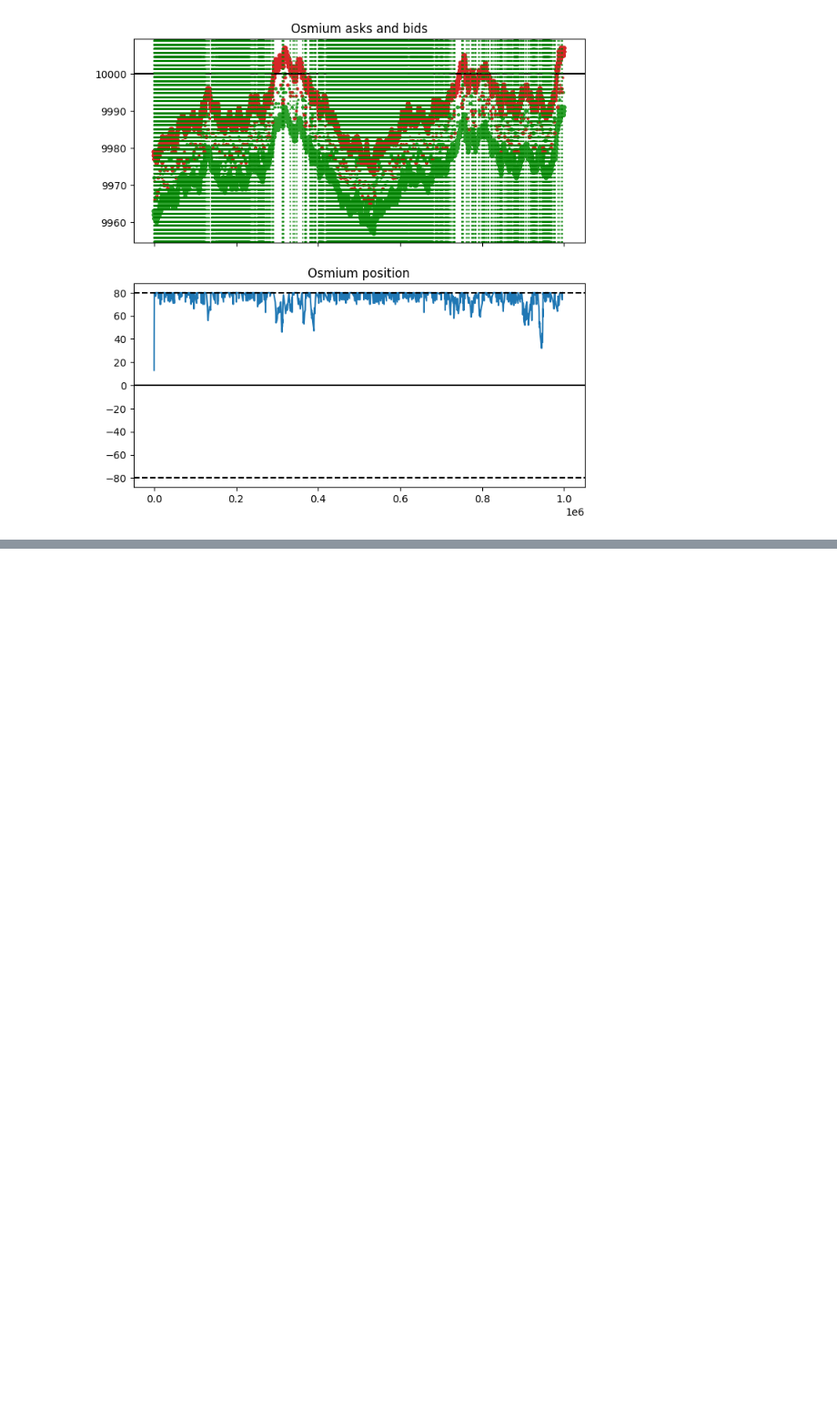
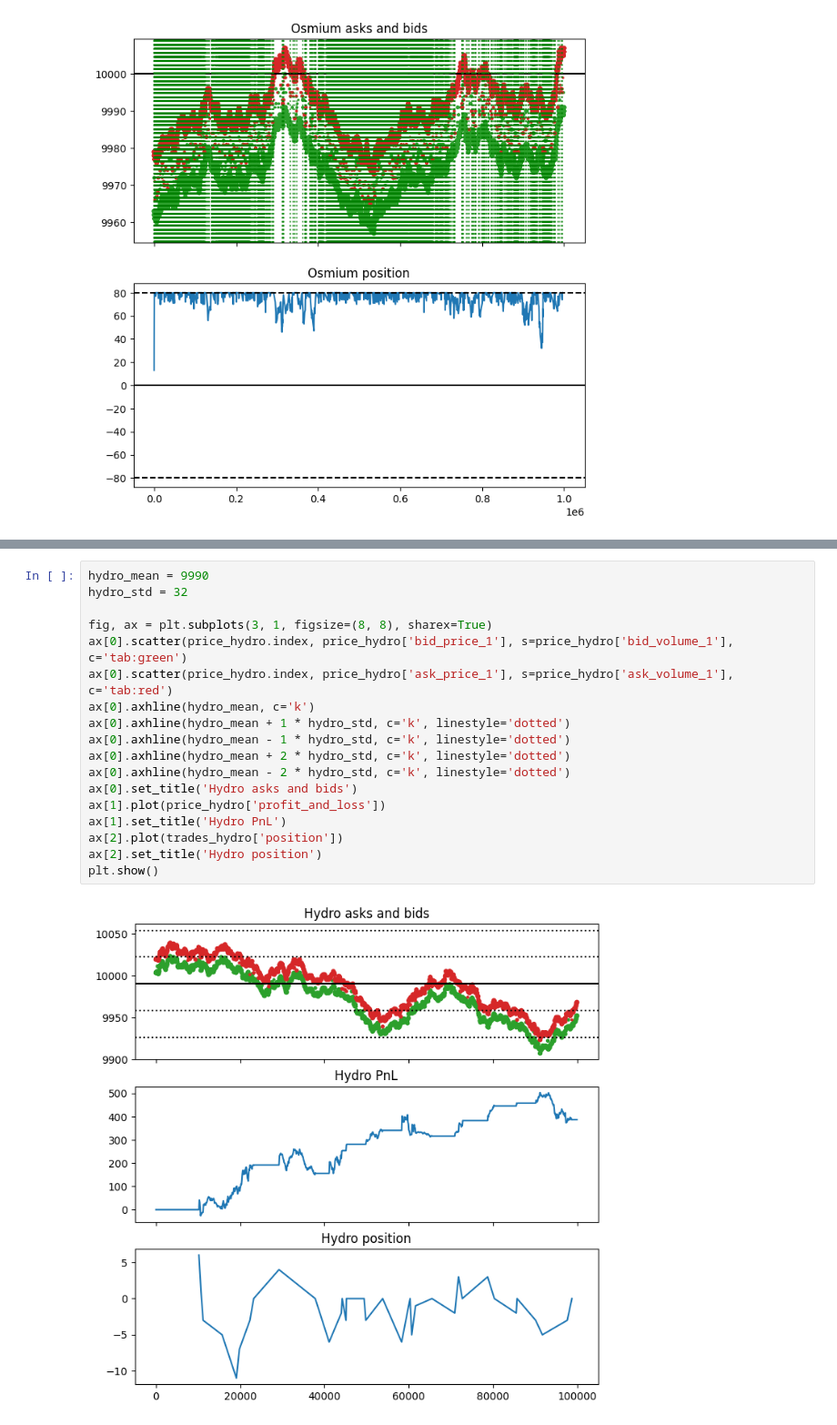
Before and after one commit to aemilani/imc-prosperity-4, a Jupyter notebook: notebooks/logs.ipynb, the cells around one changed output, grey strips where cells are left out. Shown at 91% size. Saved outputs shown, nothing was run; the diff lists cells and outputs as text; blank space fills up the shorter version.

Commit message:
Hydrogel base algo done

```diff
--- a/notebooks/logs.ipynb
+++ b/notebooks/logs.ipynb
@@ -334,0 +291,20 @@ Total Osmium asks: 377563.0
+# %%
+hydro_mean = 9990
+hydro_std = 32
+
+fig, ax = plt.subplots(3, 1, figsize=(8, 8), sharex=True)
+ax[0].scatter(price_hydro.index, price_hydro['bid_price_1'], s=price_hydro['bid_volume_1'], c='tab:green')
+ax[0].scatter(price_hydro.index, price_hydro['ask_price_1'], s=price_hydro['ask_volume_1'], c='tab:red')
+ax[0].axhline(hydro_mean, c='k')
+ax[0].axhline(hydro_mean + 1 * hydro_std, c='k', linestyle='dotted')
+ax[0].axhline(hydro_mean - 1 * hydro_std, c='k', linestyle='dotted')
+ax[0].axhline(hydro_mean + 2 * hydro_std, c='k', linestyle='dotted')
+ax[0].axhline(hydro_mean - 2 * hydro_std, c='k', linestyle='dotted')
+ax[0].set_title('Hydro asks and bids')
+ax[1].plot(price_hydro['profit_and_loss'])
+ax[1].set_title('Hydro PnL')
+ax[2].plot(trades_hydro['position'])
+ax[2].set_title('Hydro position')
+plt.show()
+# %% [output]
+[figure, added]
```
Also changed, not shown: parts of 5 cells of this notebook, 12 other files.
